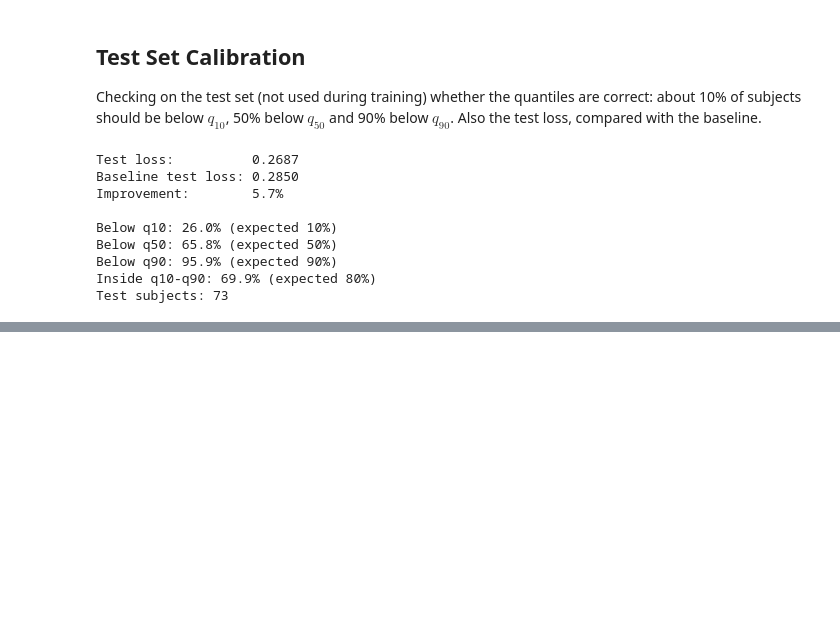
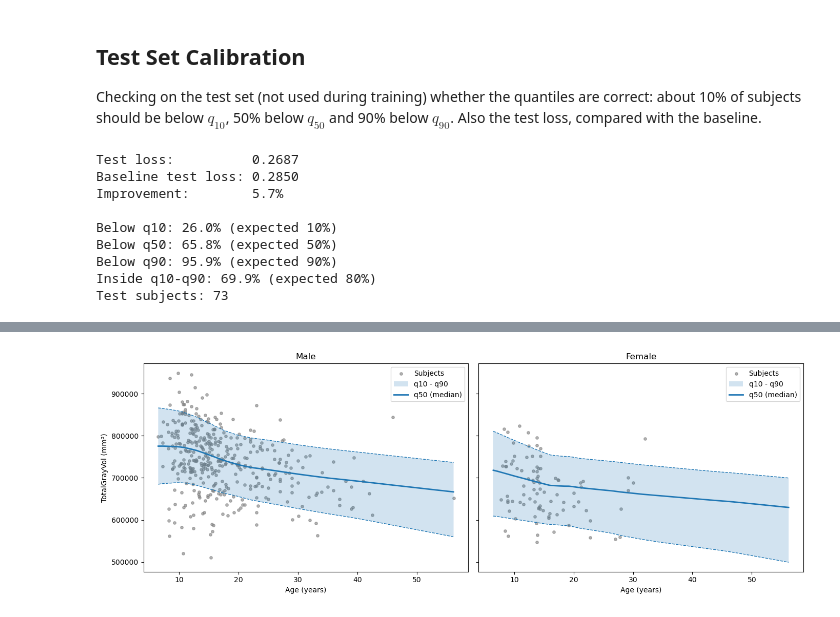
Before and after one commit to Amisor/Deep_NormativeBrain, a Jupyter notebook: notebooks/model_structural.ipynb, the cells around one changed output, grey strips where cells are left out. Cells and saved outputs as stored; diff of their text form; code cells hidden in the pictures; blank space fills up the shorter version.

```diff
--- a/notebooks/model_structural.ipynb
+++ b/notebooks/model_structural.ipynb
@@ -346,0 +351,30 @@ Test subjects: 73
+# %%
+# Age grid within the age range of the data
+age_grid = np.linspace(df['AGE_AT_SCAN'].min(), df['AGE_AT_SCAN'].max(), 200)
+age_grid_scaled = (age_grid - age_mean) / age_std
+
+fig, axes = plt.subplots(1, 2, figsize=(14, 5), sharey=True)
+model.eval()
+for ax, (sex, label) in zip(axes, [(0, 'Male'), (1, 'Female')]):
+    # Inputs: [Age, Sex] for each age of the grid
+    grid = np.column_stack([age_grid_scaled, np.full(len(age_grid), sex)])
+    with torch.no_grad():
+        preds = model(torch.tensor(grid, dtype=torch.float32).to(device)).cpu().numpy()
+
+    # Back to original units
+    preds = preds * vol_std + vol_mean
+
+    subset = df[df['SEX'] == sex]
+    ax.scatter(subset['AGE_AT_SCAN'], subset['TotalGrayVol'], color='gray', s=15, alpha=0.6, label='Subjects')
+    ax.fill_between(age_grid, preds[:, 0], preds[:, 2], alpha=0.2, label='q10 - q90')
+    ax.plot(age_grid, preds[:, 1], lw=2, label='q50 (median)')
+    ax.plot(age_grid, preds[:, 0], lw=1, linestyle='--', color='C0')
+    ax.plot(age_grid, preds[:, 2], lw=1, linestyle='--', color='C0')
+    ax.set_title(label)
+    ax.set_xlabel('Age (years)')
+    ax.legend()
+axes[0].set_ylabel('TotalGrayVol (mm³)')
+plt.tight_layout()
+plt.show()
+# %% [output]
+[figure, added]
```
Also changed, not shown: parts of 1 cell of this notebook, 2 other files.
